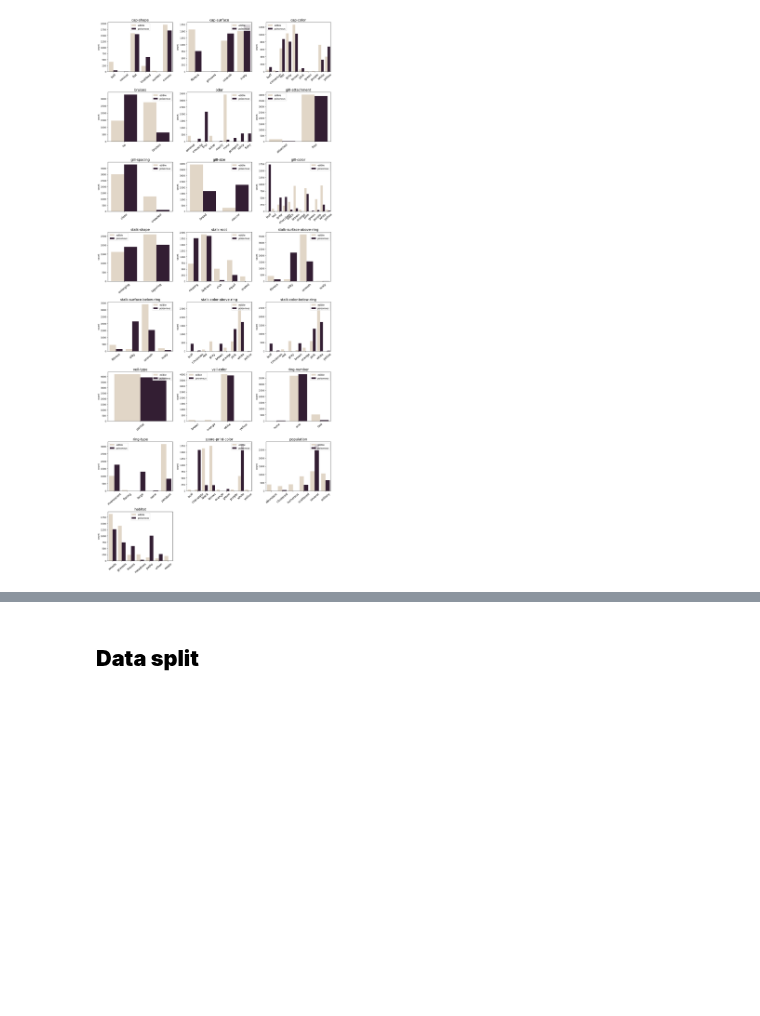
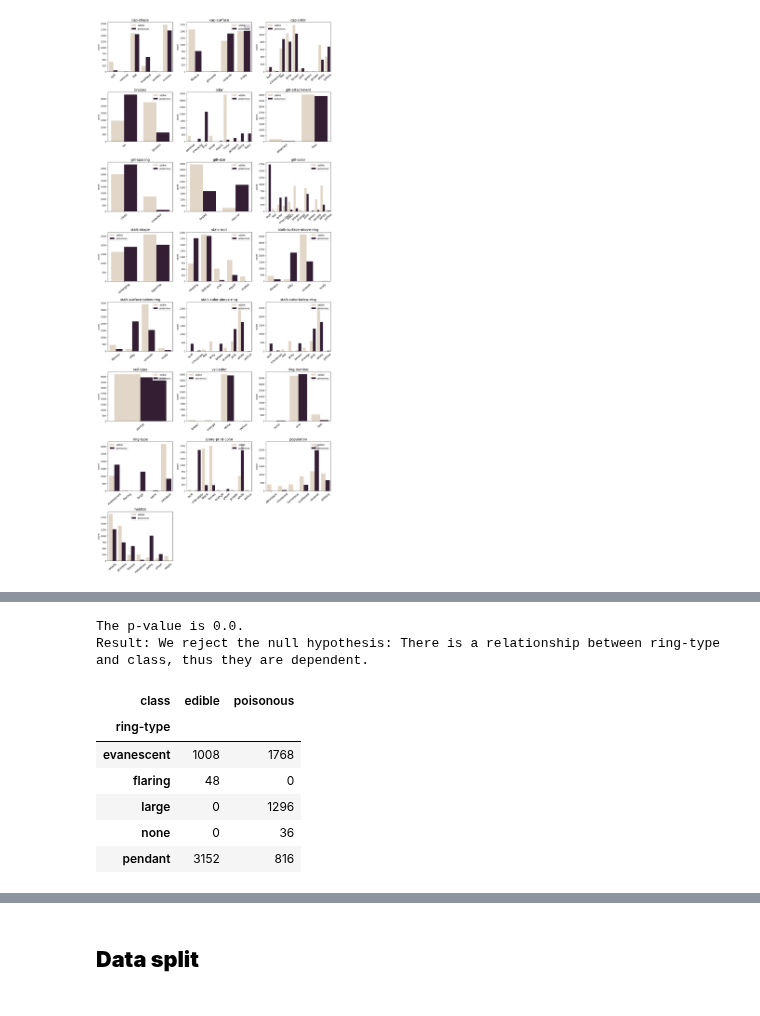
Before and after one commit to petr-ngn/Data_X_2022, a Jupyter notebook: notebooks/final_notebook_aux_functions_imported.ipynb, the cells around one changed output, grey strips where cells are left out. Saved outputs shown, nothing was run; the diff lists cells and outputs as text; code cells hidden in the pictures; blank space fills up the shorter version.

```diff
--- a/notebooks/final_notebook_aux_functions_imported.ipynb
+++ b/notebooks/final_notebook_aux_functions_imported.ipynb
@@ -240,0 +282,12 @@ aux.feat_dist_plot(data_mapped, conditional = True)
+# %%
+aux.dependency_analysis(data_mapped, 'ring-type')
+# %% [output]
+The p-value is 0.0.
+Result: We reject the null hypothesis: There is a relationship between ring-type and class, thus they are dependent.
+| class | edible | poisonous |
+| ring-type |  |  |
+| evanescent | 1008 | 1768 |
+| flaring | 48 | 0 |
+| large | 0 | 1296 |
+| none | 0 | 36 |
+| pendant | 3152 | 816 |
```
Also changed, not shown: parts of 13 cells of this notebook.
